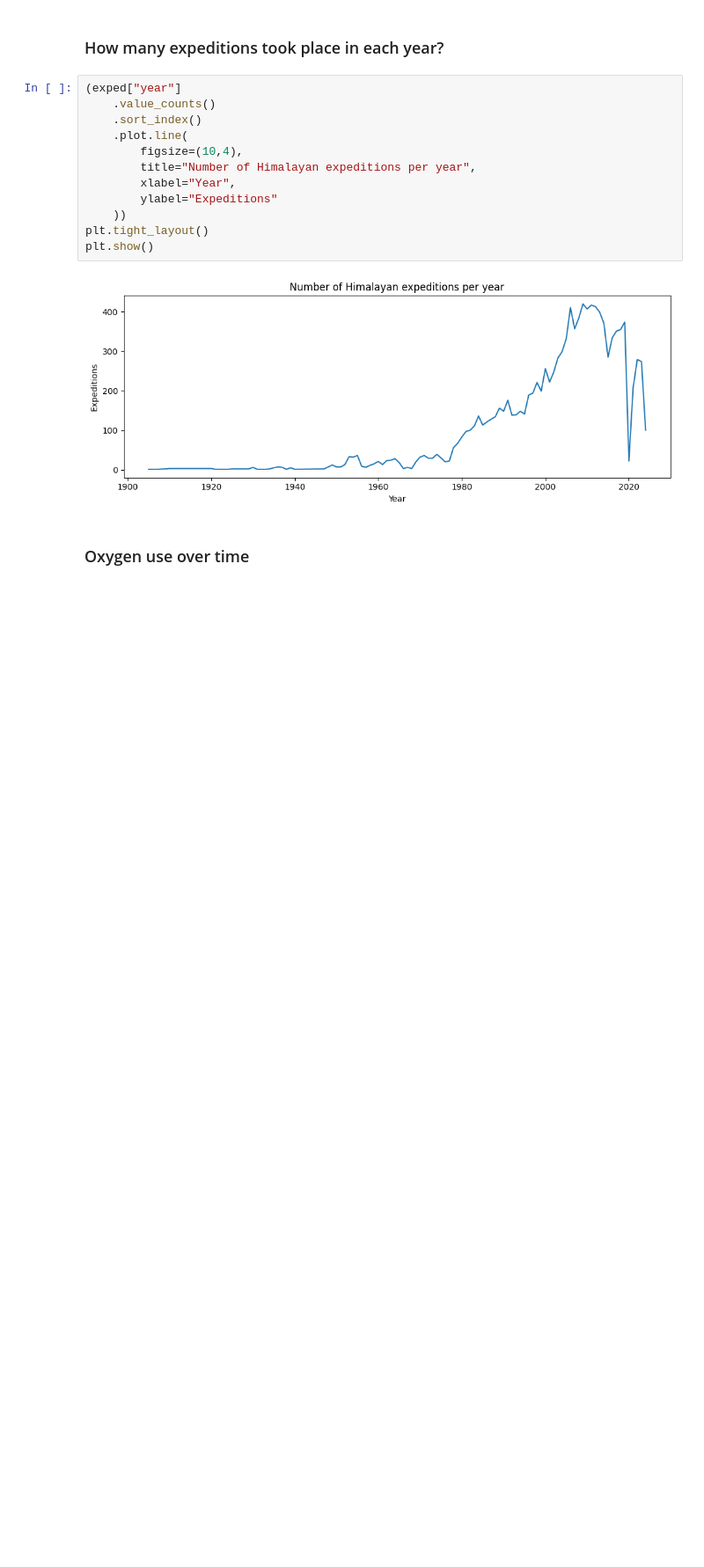
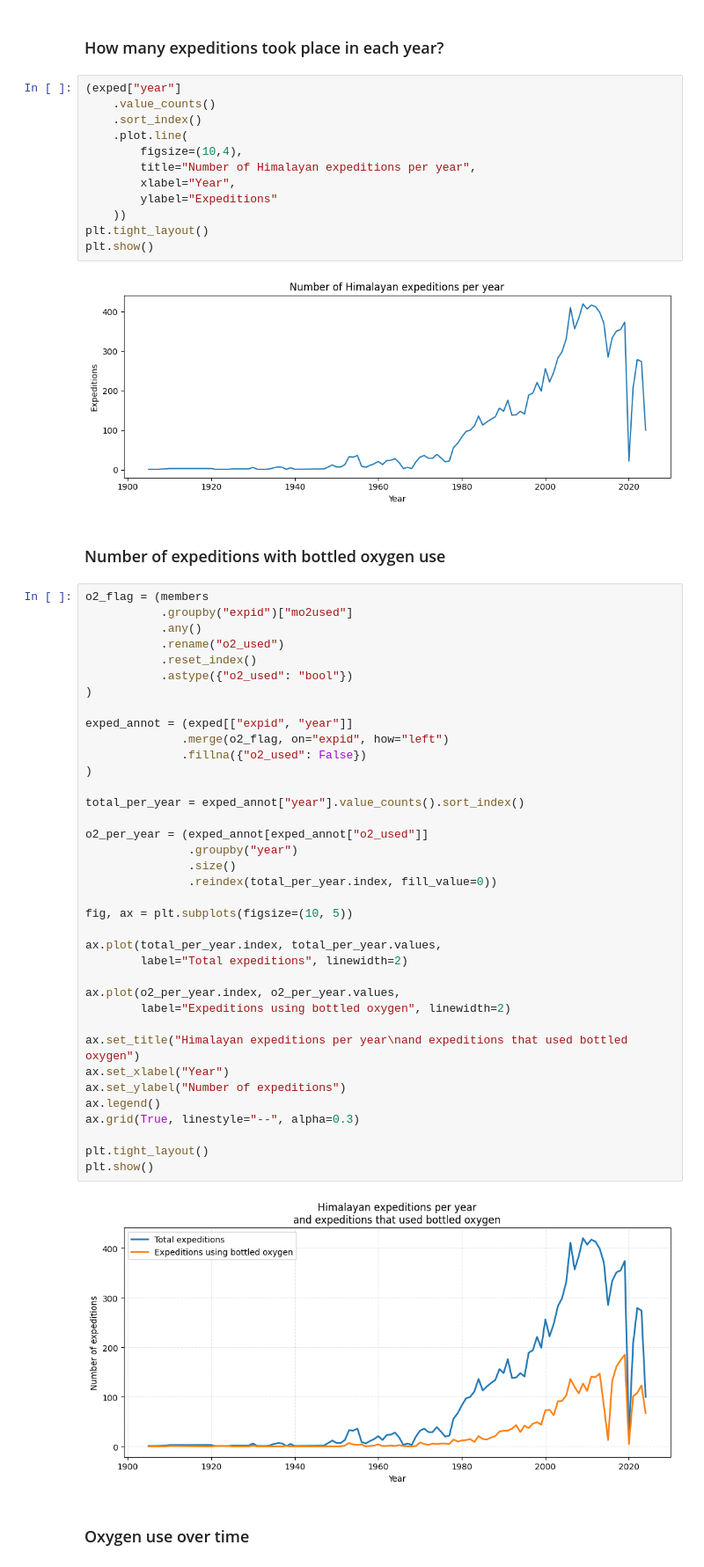
Before and after one commit to DmytroRi/himalayan_expeditions, a Jupyter notebook: HimalayaInsights.ipynb, the cells around one changed output. Shown at 88% size. Saved outputs shown, nothing was run; the diff lists cells and outputs as text; blank space fills up the shorter version.

Commit message:
New plot

```diff
--- a/HimalayaInsights.ipynb
+++ b/HimalayaInsights.ipynb
@@ -34,6 +38,47 @@ plt.tight_layout()
 plt.show()
 # %% [output]
 [figure]
+# %% [markdown]
+### Number of expeditions with bottled oxygen use
+# %%
+o2_flag = (members
+           .groupby("expid")["mo2used"]
+           .any()
+           .rename("o2_used")
+           .reset_index()
+           .astype({"o2_used": "bool"})
+)
+
+exped_annot = (exped[["expid", "year"]]
+              .merge(o2_flag, on="expid", how="left")
+              .fillna({"o2_used": False})
+)
+
+total_per_year = exped_annot["year"].value_counts().sort_index()
+
+o2_per_year = (exped_annot[exped_annot["o2_used"]]
+               .groupby("year")
+               .size()
+               .reindex(total_per_year.index, fill_value=0))
+
+fig, ax = plt.subplots(figsize=(10, 5))
+
+ax.plot(total_per_year.index, total_per_year.values,
+        label="Total expeditions", linewidth=2)
+
+ax.plot(o2_per_year.index, o2_per_year.values,
+        label="Expeditions using bottled oxygen", linewidth=2)
+
+ax.set_title("Himalayan expeditions per year\nand expeditions that used bottled oxygen")
+ax.set_xlabel("Year")
+ax.set_ylabel("Number of expeditions")
+ax.legend()
+ax.grid(True, linestyle="--", alpha=0.3)
+
+plt.tight_layout()
+plt.show()
+# %% [output]
+[figure, added]
 # %% [markdown]
 ### Oxygen use over time
 # %%
```
Also changed, not shown: parts of 6 cells of this notebook.
